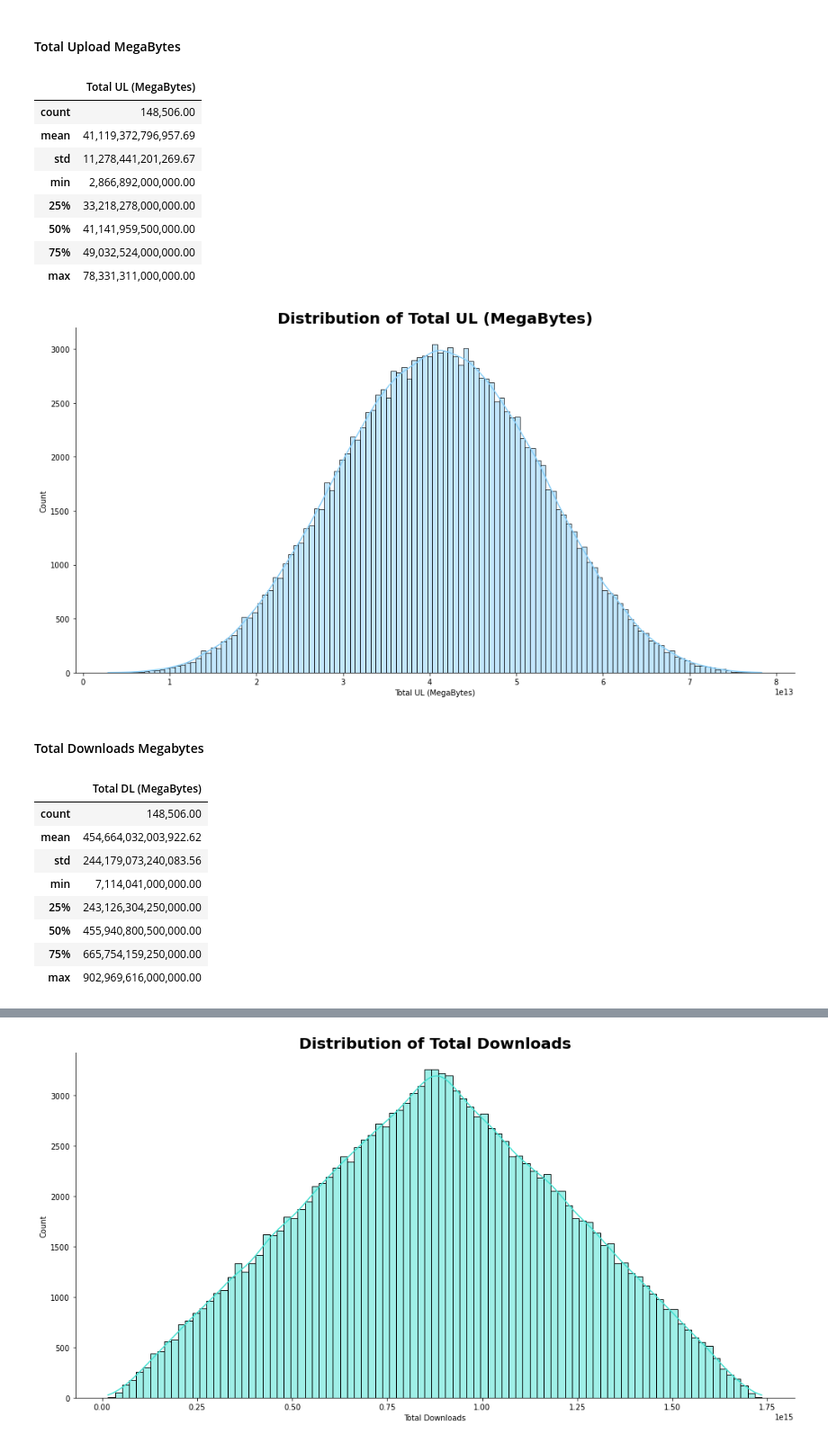
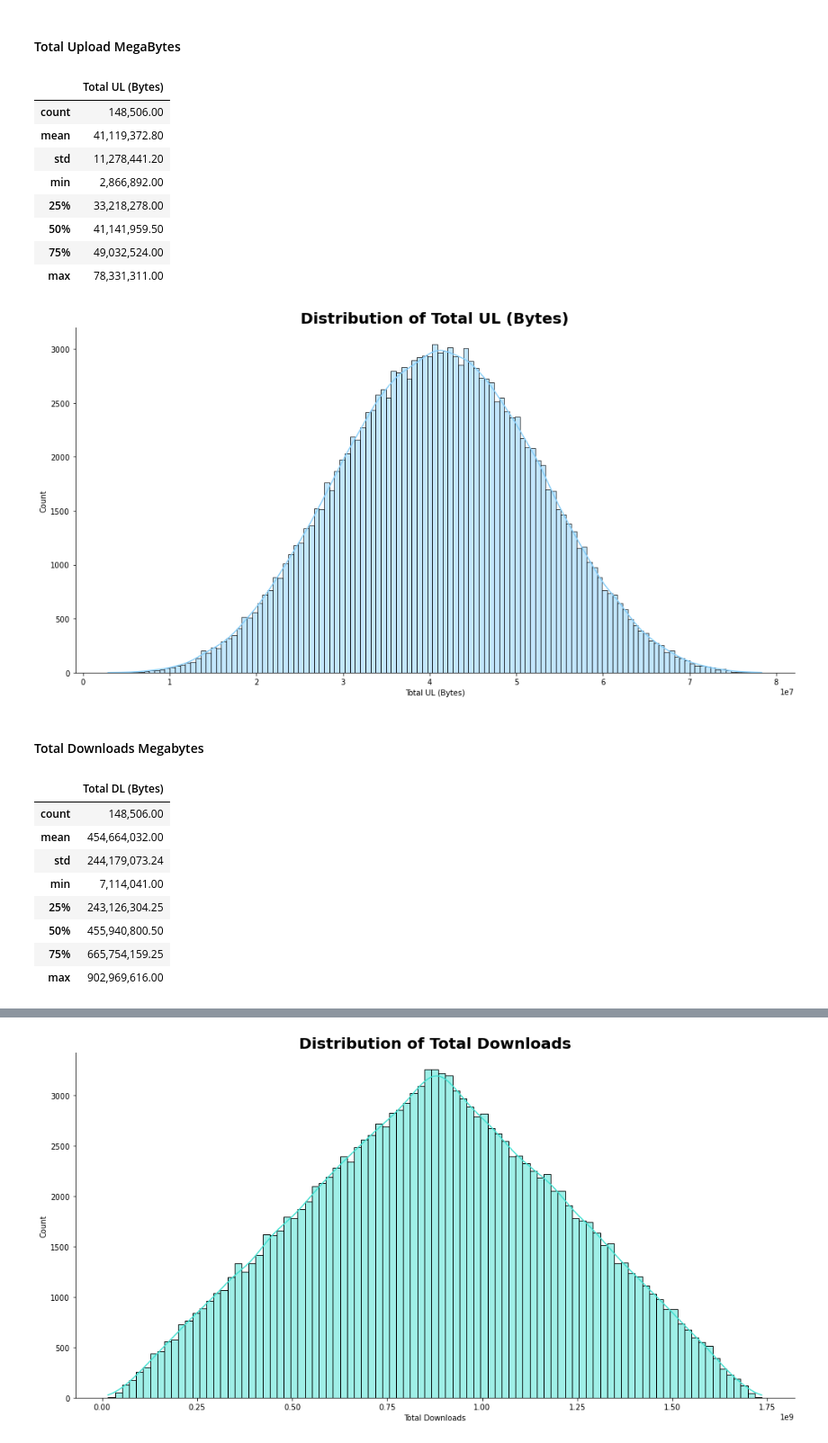
Before and after one commit to BirhanuGebisa/Telecom-User-Analytics, a Jupyter notebook: notebooks/Task1_User_Overview_analysis.ipynb, the cells around one changed output, grey strips where cells are left out. Shown at 90% size. Saved outputs shown, nothing was run; the diff lists cells and outputs as text; code cells hidden in the pictures.

```diff
--- a/notebooks/Task1_User_Overview_analysis.ipynb
+++ b/notebooks/Task1_User_Overview_analysis.ipynb
@@ -227,9 +166,9 @@ data=DataFrame(telcom)
 ### Aggregation of Total Downloads and Uploads
 # %%
 # Aggregation of Total values
-telcom["Total Uploads"]=telcom["Google UL (MegaBytes)"]+telcom["Email UL (MegaBytes)"]+telcom["Social Media UL (MegaBytes)"]+telcom["Youtube UL (MegaBytes)"]+telcom["Netflix UL (MegaBytes)"]+telcom["Gaming UL (MegaBytes)"]+telcom["Other UL (MegaBytes)"]
-telcom["Total Downloads"]=telcom["Google DL (MegaBytes)"]+telcom["Email DL (MegaBytes)"]+telcom["Social Media DL (MegaBytes)"]+telcom["Youtube DL (MegaBytes)"]+telcom["Netflix DL (MegaBytes)"]+telcom["Gaming DL (MegaBytes)"]+telcom["Other DL (MegaBytes)"]
-telcom['Total UL and DL']=telcom['Total DL (MegaBytes)']+telcom["Total UL (MegaBytes)"]
+telcom["Total Uploads"]=telcom["Google UL (Bytes)"]+telcom["Email UL (Bytes)"]+telcom["Social Media UL (Bytes)"]+telcom["Youtube UL (Bytes)"]+telcom["Netflix UL (Bytes)"]+telcom["Gaming UL (Bytes)"]+telcom["Other UL (Bytes)"]
+telcom["Total Downloads"]=telcom["Google DL (Bytes)"]+telcom["Email DL (Bytes)"]+telcom["Social Media DL (Bytes)"]+telcom["Youtube DL (Bytes)"]+telcom["Netflix DL (Bytes)"]+telcom["Gaming DL (Bytes)"]+telcom["Other DL (Bytes)"]
+telcom['Total UL and DL']=telcom['Total DL (Bytes)']+telcom["Total UL (Bytes)"]
 # %%
 avg_time_per_user = telcom.groupby('MSISDN/Number').agg({'Dur. (ms).1': 'mean'})
 avg_time_per_user.rename(columns={'Dur. (ms).1': 'Average session duration (ms)'}, inplace=True)
@@ -285,33 +226,33 @@ plot_hist(telcom, 'Dur. (ms).1', 'dodgerblue')
 # %% [markdown]
 #### Total Upload MegaBytes
 # %%
-telcom[['Total UL (MegaBytes)']].describe()
+telcom[['Total UL (Bytes)']].describe()
 # %% [output]
-|  | Total UL (MegaBytes) |
+|  | Total UL (Bytes) |
 | count | 148,506.00 |
-| mean | 41,119,372,796,957.69 |
-| std | 11,278,441,201,269.67 |
-| min | 2,866,892,000,000.00 |
-| 25% | 33,218,278,000,000.00 |
-| 50% | 41,141,959,500,000.00 |
-| 75% | 49,032,524,000,000.00 |
-| max | 78,331,311,000,000.00 |
+| mean | 41,119,372.80 |
+| std | 11,278,441.20 |
+| min | 2,866,892.00 |
+| 25% | 33,218,278.00 |
+| 50% | 41,141,959.50 |
+| 75% | 49,032,524.00 |
+| max | 78,331,311.00 |
 # %%
-plot_hist(telcom, 'Total UL (MegaBytes)', '#87CEFA')
+plot_hist(telcom, 'Total UL (Bytes)', '#87CEFA')
 # %% [output]
-[figure, old version]
+[figure, new version]
 # %% [markdown]
 #### Total Downloads Megabytes
 # %%
-telcom[['Total DL (MegaBytes)']].describe()
+telcom[['Total DL (Bytes)']].describe()
 # %% [output]
-|  | Total DL (MegaBytes) |
+|  | Total DL (Bytes) |
 | count | 148,506.00 |
-| mean | 454,664,032,003,922.62 |
-| std | 244,179,073,240,083.56 |
-| min | 7,114,041,000,000.00 |
-| 25% | 243,126,304,250,000.00 |
-| 50% | 455,940,800,500,000.00 |
-| 75% | 665,754,159,250,000.00 |
-| max | 902,969,616,000,000.00 |
+| mean | 454,664,032.00 |
+| std | 244,179,073.24 |
+| min | 7,114,041.00 |
+| 25% | 243,126,304.25 |
+| 50% | 455,940,800.50 |
+| 75% | 665,754,159.25 |
+| max | 902,969,616.00 |
 # %%
```
Also changed, not shown: parts of 56 cells of this notebook.
